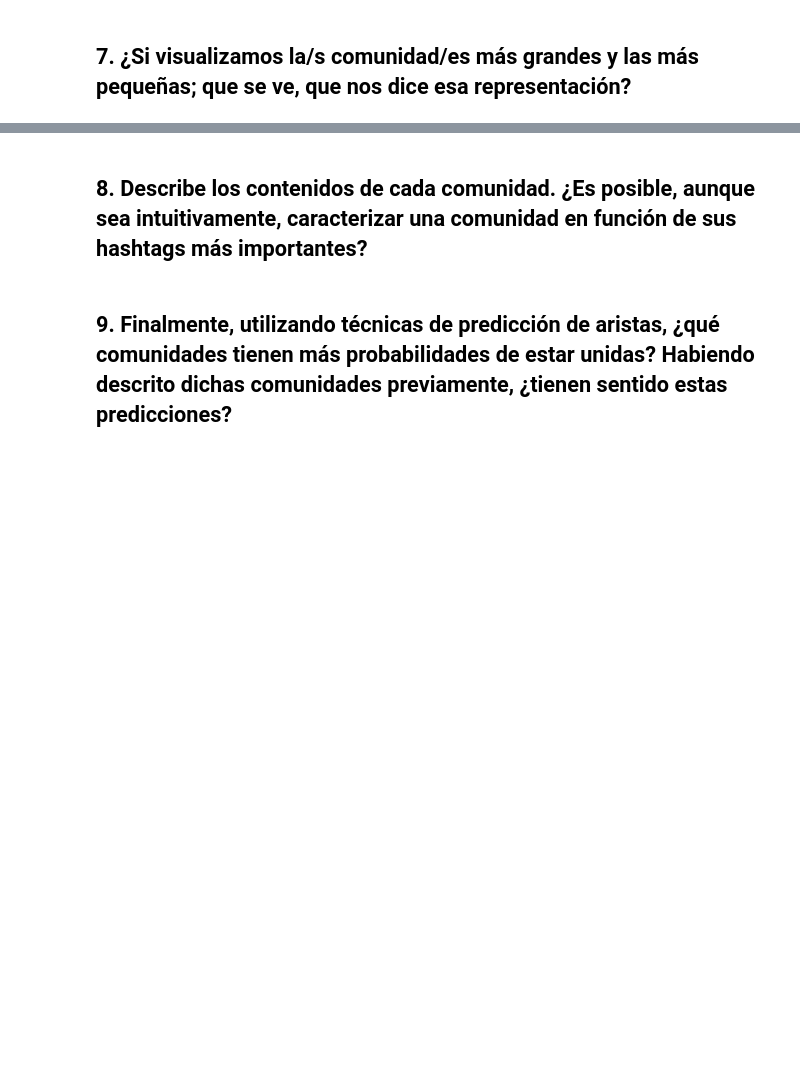
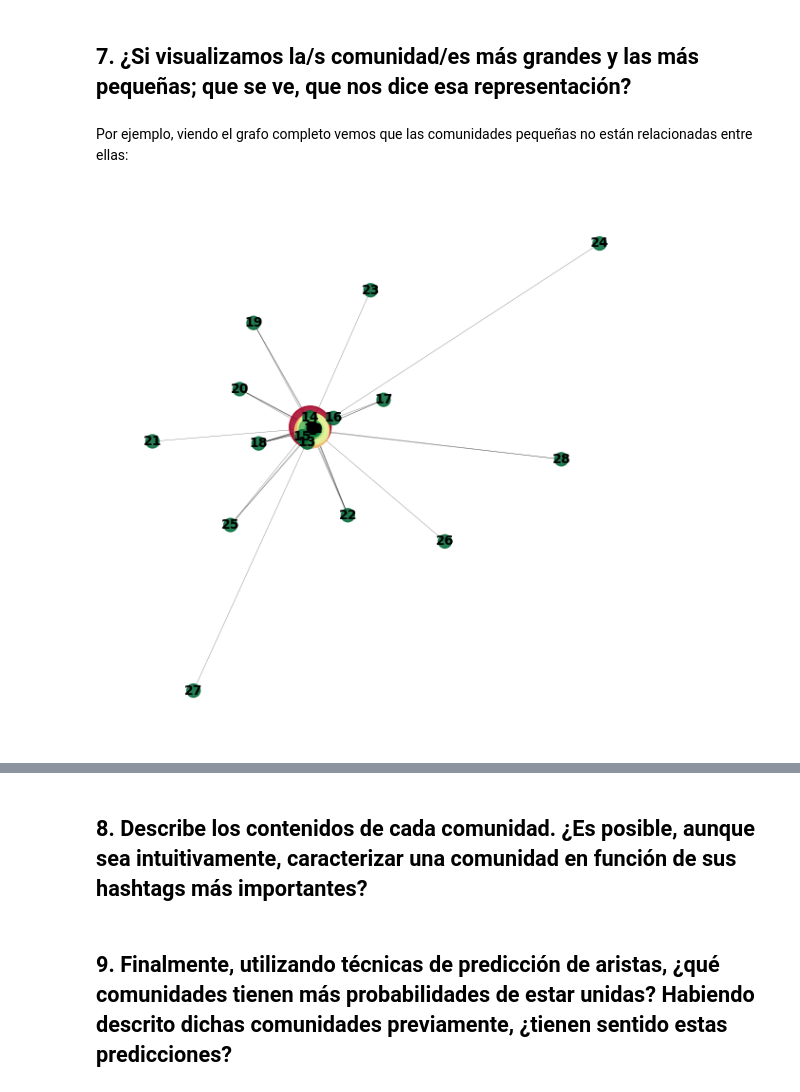
Before and after one commit to luciacuevascsv/analisis_redes_sociales, a Jupyter notebook: Practica I/practicaI.ipynb, the cells around one changed output, grey strips where cells are left out. Saved outputs shown, nothing was run; the diff lists cells and outputs as text; code cells hidden in the pictures; blank space fills up the shorter version.

```diff
--- a/Practica I/practicaI.ipynb
+++ b/Practica I/practicaI.ipynb
@@ -968,2 +989,22 @@ plt.show()
 # %% [markdown]
 ## 7. ¿Si visualizamos la/s comunidad/es más grandes y las más pequeñas; que se ve, que nos dice esa representación?
+# %% [markdown]
+Por ejemplo, viendo el grafo completo vemos que las comunidades pequeñas no están relacionadas entre ellas:
+# %%
+pos = nx.spring_layout(G_coms)
+node_sizes = tamaño_nodos(G_coms, min_size=100, max_size=1000)
+weights = [node_total_weight(G_coms, n) for n in G_coms.nodes()]
+norm = mcolors.Normalize(vmin=min(weights), vmax=max(weights))
+cmap = plt.cm.RdYlGn_r
+node_colors = [cmap(norm(w)) for w in weights]
+edge_widths=tamaño_aristas(G_coms, min_width=0.3, max_width=2)
+
+plt.figure(figsize=(6, 6))
+nx.draw_networkx_nodes(G_coms, pos,node_size=node_sizes,node_color=node_colors,alpha=0.85)
+nx.draw_networkx_edges(G_coms, pos,width=edge_widths,alpha=0.5)
+nx.draw_networkx_labels(G_coms,pos,labels={n: n for n in G_coms.nodes}, font_size=10,font_weight="bold")
+plt.axis("off")
+plt.tight_layout()
+plt.show()
+# %% [output]
+[figure, added]
```
Also changed, not shown: parts of 19 cells of this notebook.
